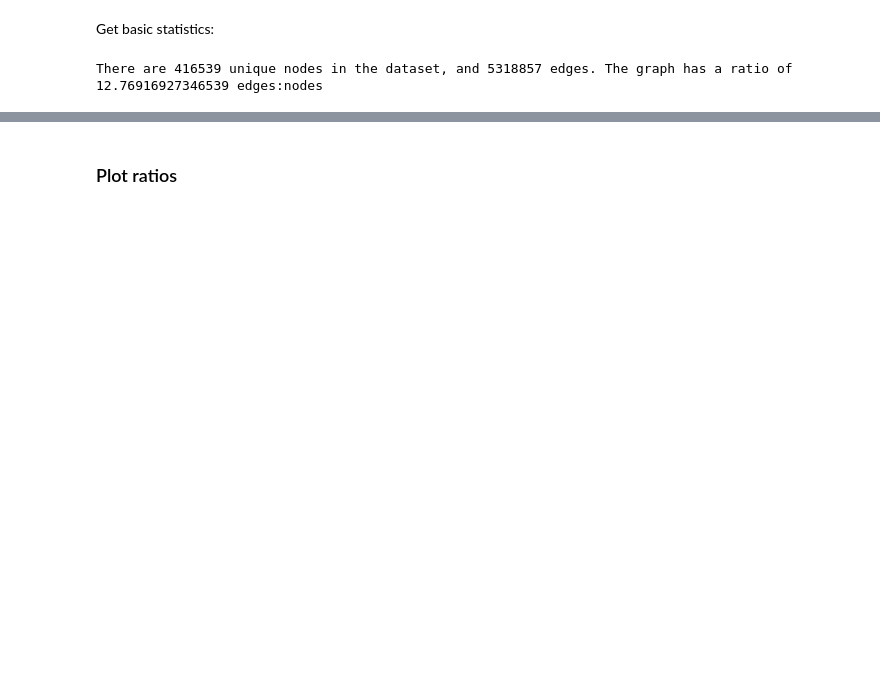
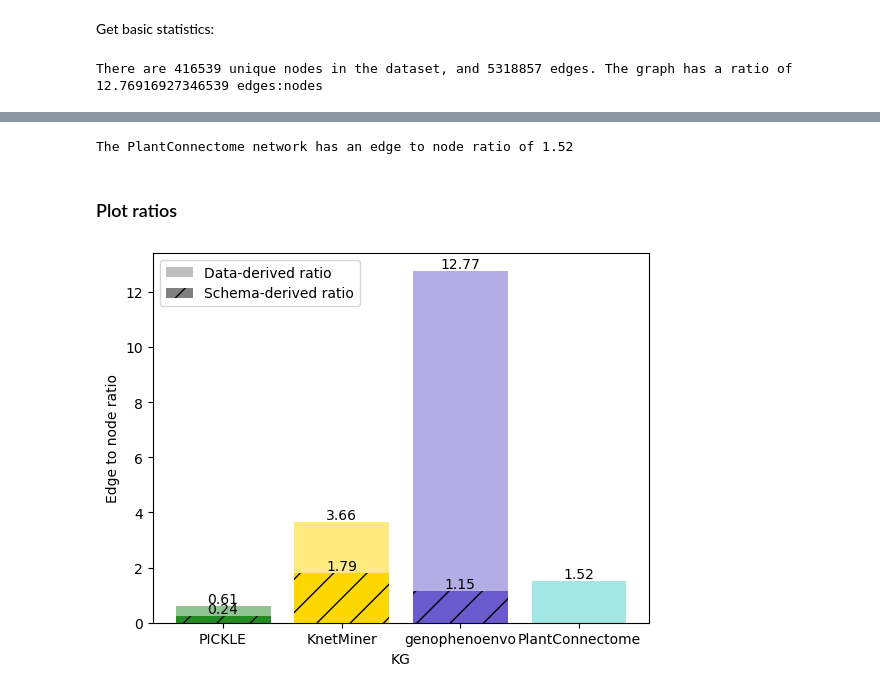
Before and after one commit to serenalotreck/literature-genes, a Jupyter notebook: notebooks/graph_quality_evaluation.ipynb, the cells around one changed output, grey strips where cells are left out. Cells and saved outputs as stored; diff of their text form; code cells hidden in the pictures; blank space fills up the shorter version.

```diff
--- a/notebooks/graph_quality_evaluation.ipynb
+++ b/notebooks/graph_quality_evaluation.ipynb
@@ -666,0 +806,2 @@ There are 416539 unique nodes in the dataset, and 5318857 edges. The graph has a
+# %%
+pc_network = nx.from_pandas_edgelist(pc_edgelist)
@@ -667,10 +812,17 @@ There are 416539 unique nodes in the dataset, and 5318857 edges. The graph has a
+# %%
+pc_ratio = len(pc_network.edges)/len(pc_network.nodes)
+# %%
+print(f'The PlantConnectome network has an edge to node ratio of {pc_ratio:.2f}')
+# %% [output]
+The PlantConnectome network has an edge to node ratio of 1.52
 # %% [markdown]
 ### Plot ratios
 # %%
 data_ratios = {
     'PICKLE': total_ratio,
     'KnetMiner': kn_all_edge_num/kn_all_node_num,
-    'genophenoenvo': len(gpe_graph.edges)/len(gpe_graph.nodes)
+    'genophenoenvo': len(gpe_graph.edges)/len(gpe_graph.nodes),
+    'PlantConnectome': pc_ratio
 }
 type_ratios = {
     'PICKLE': 5/21,
@@ -681,21 +833,27 @@ type_ratios = {
 graph_colors = {
     'PICKLE': 'forestgreen',
     'KnetMiner': 'gold',
-    'genophenoenvo': 'slateblue'
+    'genophenoenvo': 'slateblue',
+    'PlantConnectome': 'mediumturquoise'
 }
 # %%
 fig, ax = plt.subplots()
 
 for kg, data_ratio in data_ratios.items():
     ax.bar(kg, data_ratio, color=graph_colors[kg], alpha=0.5)
-    ax.bar(kg, type_ratios[kg], color=graph_colors[kg], hatch='/')
+    try:
+        ax.bar(kg, type_ratios[kg], color=graph_colors[kg], hatch='/')
+    except KeyError:
+        continue
 ax.set_ylabel('Edge to node ratio')
 ax.set_xlabel('KG')
 addlabels(list(data_ratios.keys()), list(data_ratios.values()))
 addlabels(list(type_ratios.keys()), list(type_ratios.values()))
 
 datar = mpatches.Patch(facecolor='grey', alpha=0.5, label='Data-derived ratio')
 typer = mpatches.Patch(facecolor='grey', hatch='/', label='Schema-derived ratio')
 ax.legend(handles=[datar, typer])
 
 plt.savefig('../data/figures/gold_kg_edge_node_ratios.pdf', format='pdf', bbox_inches='tight', dpi=600)
+# %% [output]
+[figure, added]
```
Also changed, not shown: parts of 33 cells of this notebook, 2 other files.
